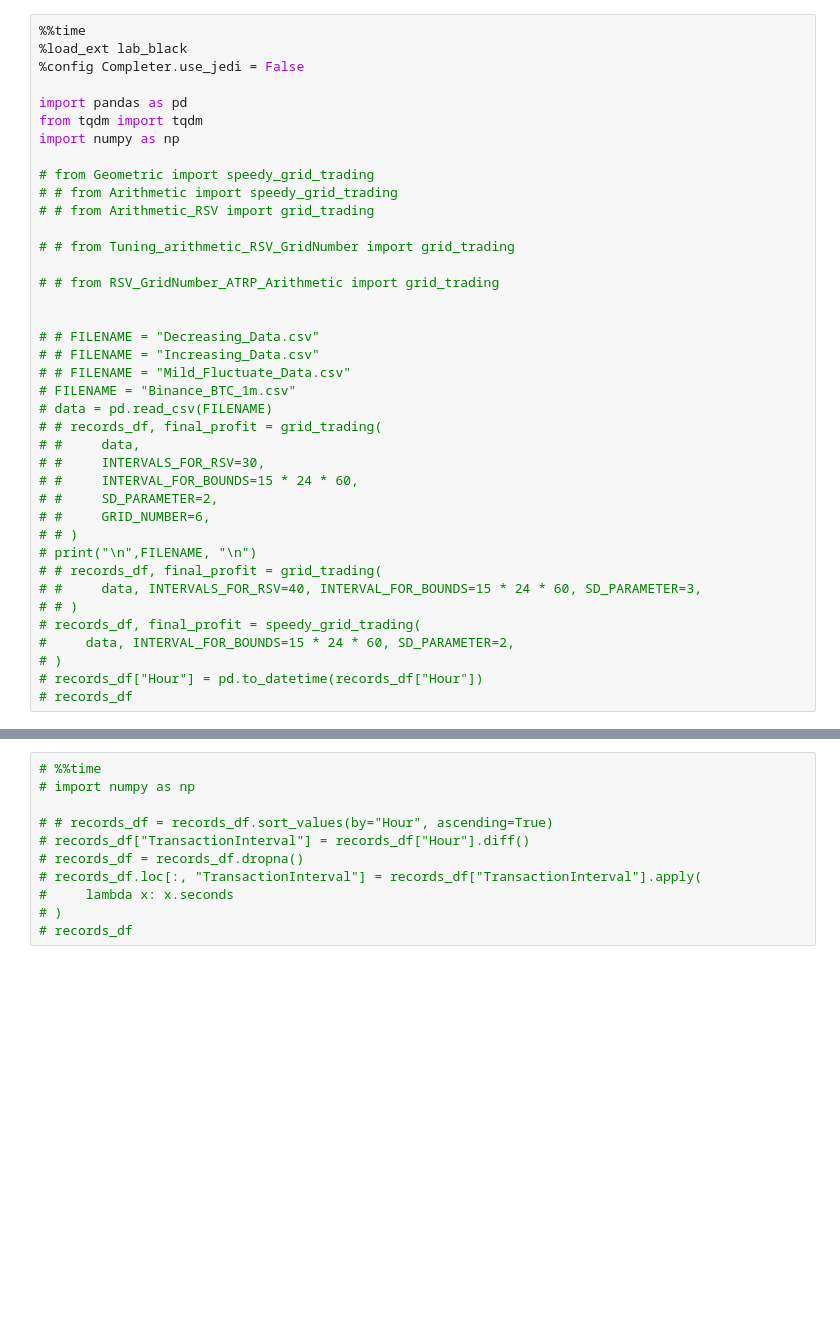
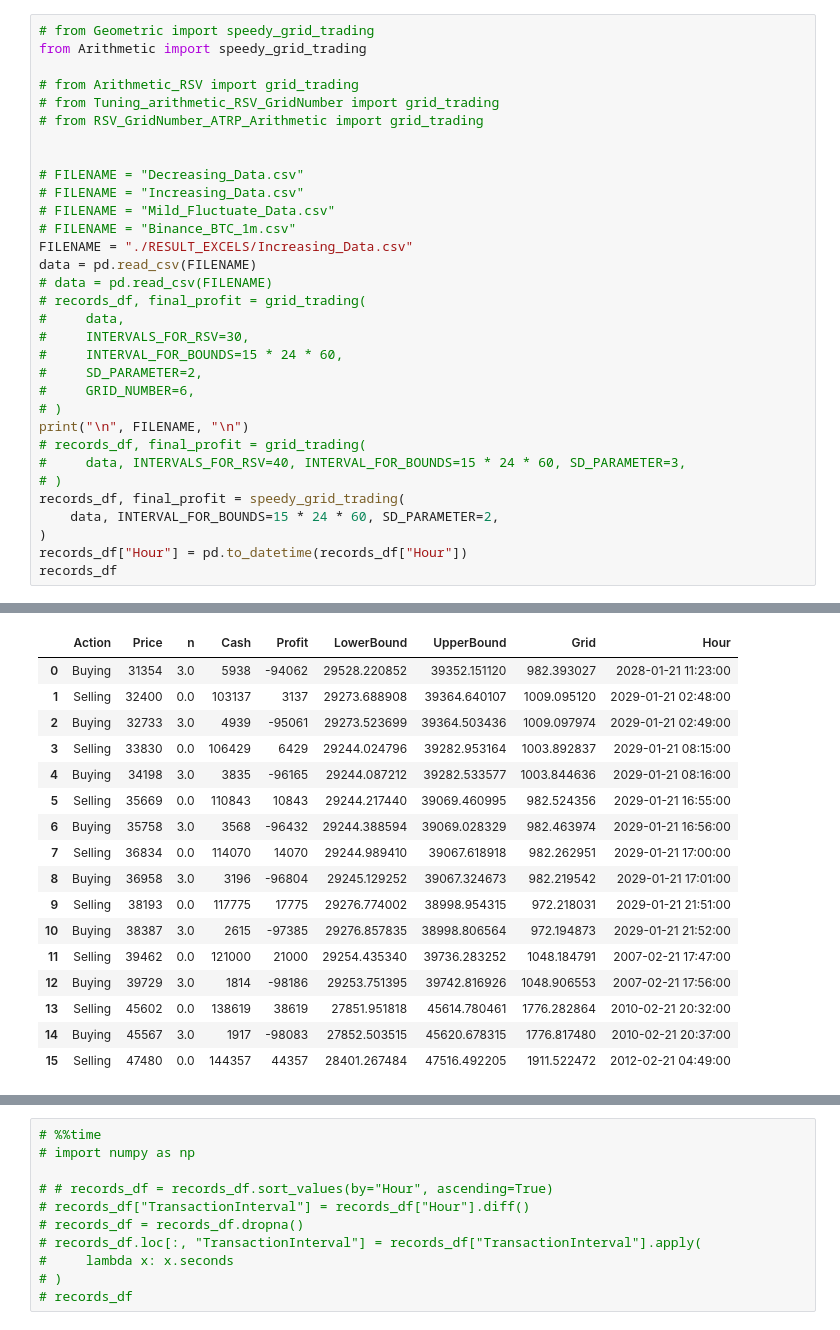
Before and after one commit to xujunhuii/huobi_Python, a Jupyter notebook: AlgoTrading/ParameterAnalysis/All_Methods.ipynb, the cells around one changed output, grey strips where cells are left out. Cells and saved outputs as stored; diff of their text form; blank space fills up the shorter version.

```diff
--- a/AlgoTrading/ParameterAnalysis/All_Methods.ipynb
+++ b/AlgoTrading/ParameterAnalysis/All_Methods.ipynb
@@ -1,40 +65,33 @@
 # %%
-%%time
-%load_ext lab_black
-%config Completer.use_jedi = False
+# from Geometric import speedy_grid_trading
+from Arithmetic import speedy_grid_trading
 
-import pandas as pd
-from tqdm import tqdm
-import numpy as np
-
-# from Geometric import speedy_grid_trading
-# # from Arithmetic import speedy_grid_trading
-# # from Arithmetic_RSV import grid_trading
-
-# # from Tuning_arithmetic_RSV_GridNumber import grid_trading
-
-# # from RSV_GridNumber_ATRP_Arithmetic import grid_trading
+# from Arithmetic_RSV import grid_trading
+# from Tuning_arithmetic_RSV_GridNumber import grid_trading
+# from RSV_GridNumber_ATRP_Arithmetic import grid_trading
 
 
-# # FILENAME = "Decreasing_Data.csv"
-# # FILENAME = "Increasing_Data.csv"
-# # FILENAME = "Mild_Fluctuate_Data.csv"
+# FILENAME = "Decreasing_Data.csv"
+# FILENAME = "Increasing_Data.csv"
+# FILENAME = "Mild_Fluctuate_Data.csv"
 # FILENAME = "Binance_BTC_1m.csv"
+FILENAME = "./RESULT_EXCELS/Increasing_Data.csv"
+data = pd.read_csv(FILENAME)
 # data = pd.read_csv(FILENAME)
-# # records_df, final_profit = grid_trading(
-# #     data,
-# #     INTERVALS_FOR_RSV=30,
-# #     INTERVAL_FOR_BOUNDS=15 * 24 * 60,
-# #     SD_PARAMETER=2,
-# #     GRID_NUMBER=6,
-# # )
-# print("\n",FILENAME, "\n")
-# # records_df, final_profit = grid_trading(
-# #     data, INTERVALS_FOR_RSV=40, INTERVAL_FOR_BOUNDS=15 * 24 * 60, SD_PARAMETER=3,
-# # )
-# records_df, final_profit = speedy_grid_trading(
-#     data, INTERVAL_FOR_BOUNDS=15 * 24 * 60, SD_PARAMETER=2,
+# records_df, final_profit = grid_trading(
+#     data,
+#     INTERVALS_FOR_RSV=30,
+#     INTERVAL_FOR_BOUNDS=15 * 24 * 60,
+#     SD_PARAMETER=2,
+#     GRID_NUMBER=6,
 # )
-# records_df["Hour"] = pd.to_datetime(records_df["Hour"])
-# records_df
+print("\n", FILENAME, "\n")
+# records_df, final_profit = grid_trading(
+#     data, INTERVALS_FOR_RSV=40, INTERVAL_FOR_BOUNDS=15 * 24 * 60, SD_PARAMETER=3,
+# )
+records_df, final_profit = speedy_grid_trading(
+    data, INTERVAL_FOR_BOUNDS=15 * 24 * 60, SD_PARAMETER=2,
+)
+records_df["Hour"] = pd.to_datetime(records_df["Hour"])
+records_df
 # %% [output]
@@ -41,0 +115,17 @@ Wall time: 5.6 s
+|  | Action | Price | n | Cash | Profit | LowerBound | UpperBound | Grid | Hour |
+| 0 | Buying | 31354 | 3.0 | 5938 | -94062 | 29528.220852 | 39352.151120 | 982.393027 | 2028-01-21 11:23:00 |
+| 1 | Selling | 32400 | 0.0 | 103137 | 3137 | 29273.688908 | 39364.640107 | 1009.095120 | 2029-01-21 02:48:00 |
+| 2 | Buying | 32733 | 3.0 | 4939 | -95061 | 29273.523699 | 39364.503436 | 1009.097974 | 2029-01-21 02:49:00 |
+| 3 | Selling | 33830 | 0.0 | 106429 | 6429 | 29244.024796 | 39282.953164 | 1003.892837 | 2029-01-21 08:15:00 |
+| 4 | Buying | 34198 | 3.0 | 3835 | -96165 | 29244.087212 | 39282.533577 | 1003.844636 | 2029-01-21 08:16:00 |
+| 5 | Selling | 35669 | 0.0 | 110843 | 10843 | 29244.217440 | 39069.460995 | 982.524356 | 2029-01-21 16:55:00 |
+| 6 | Buying | 35758 | 3.0 | 3568 | -96432 | 29244.388594 | 39069.028329 | 982.463974 | 2029-01-21 16:56:00 |
+| 7 | Selling | 36834 | 0.0 | 114070 | 14070 | 29244.989410 | 39067.618918 | 982.262951 | 2029-01-21 17:00:00 |
+| 8 | Buying | 36958 | 3.0 | 3196 | -96804 | 29245.129252 | 39067.324673 | 982.219542 | 2029-01-21 17:01:00 |
+| 9 | Selling | 38193 | 0.0 | 117775 | 17775 | 29276.774002 | 38998.954315 | 972.218031 | 2029-01-21 21:51:00 |
+| 10 | Buying | 38387 | 3.0 | 2615 | -97385 | 29276.857835 | 38998.806564 | 972.194873 | 2029-01-21 21:52:00 |
+| 11 | Selling | 39462 | 0.0 | 121000 | 21000 | 29254.435340 | 39736.283252 | 1048.184791 | 2007-02-21 17:47:00 |
+| 12 | Buying | 39729 | 3.0 | 1814 | -98186 | 29253.751395 | 39742.816926 | 1048.906553 | 2007-02-21 17:56:00 |
+| 13 | Selling | 45602 | 0.0 | 138619 | 38619 | 27851.951818 | 45614.780461 | 1776.282864 | 2010-02-21 20:32:00 |
+| 14 | Buying | 45567 | 3.0 | 1917 | -98083 | 27852.503515 | 45620.678315 | 1776.817480 | 2010-02-21 20:37:00 |
+| 15 | Selling | 47480 | 0.0 | 144357 | 44357 | 28401.267484 | 47516.492205 | 1911.522472 | 2012-02-21 04:49:00 |
```
Also changed, not shown: parts of 9 cells of this notebook, 2 other files.
